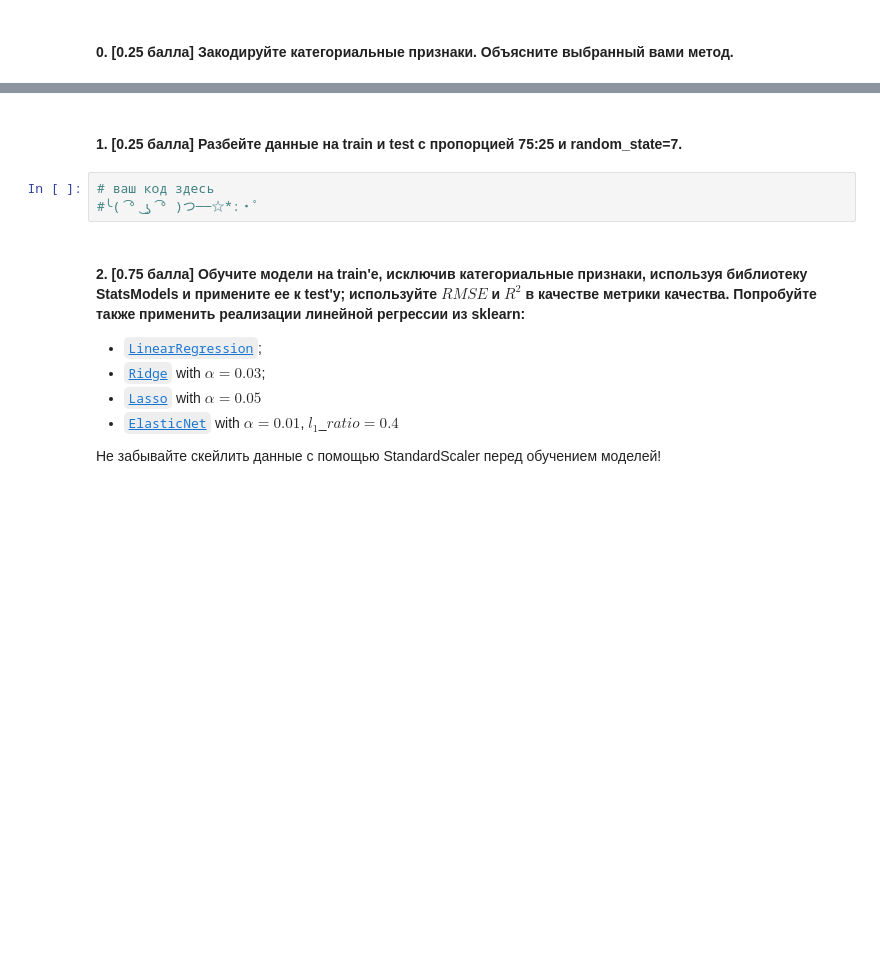
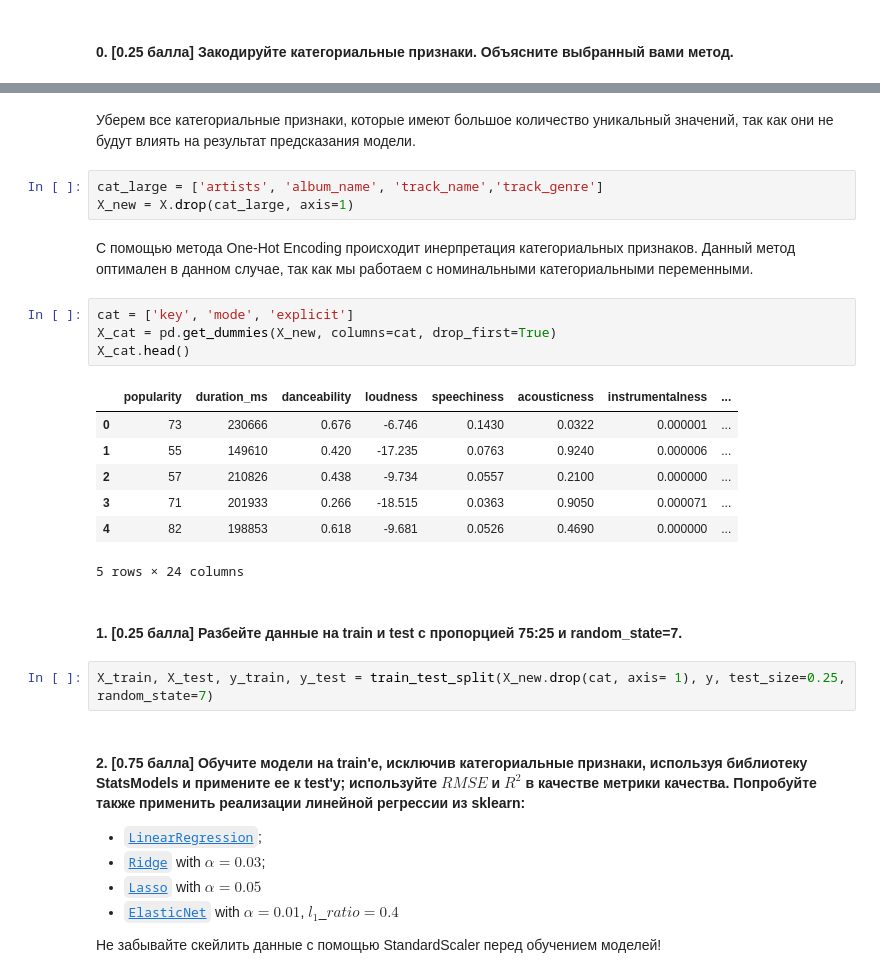
Before and after one commit to Bogdan108/ML, a Jupyter notebook: HW/HW_2/hw2_2023.ipynb, the cells around one changed output, grey strips where cells are left out. Drawn from its saved outputs; the diff is of its cells as text; blank space fills up the shorter version.

```diff
--- a/HW/HW_2/hw2_2023.ipynb
+++ b/HW/HW_2/hw2_2023.ipynb
@@ -78,8 +108,26 @@ columns = X.columns
+# %% [markdown]
+Уберем все категориальные признаки, которые имеют большое количество уникальный значений, так как они не будут влиять на результат предсказания модели.
+# %%
+cat_large = ['artists', 'album_name', 'track_name','track_genre']
+X_new = X.drop(cat_large, axis=1)
+# %% [markdown]
+С помощью метода One-Hot Encoding происходит инерпретация категориальных признаков. Данный метод оптимален в данном случае, так как мы работаем с номинальными категориальными переменными.
+# %%
+cat = ['key', 'mode', 'explicit']
+X_cat = pd.get_dummies(X_new, columns=cat, drop_first=True)
+X_cat.head()
+# %% [output]
+|  | popularity | duration_ms | danceability | loudness | speechiness | acousticness | instrumentalness | ... |
+| 0 | 73 | 230666 | 0.676 | -6.746 | 0.1430 | 0.0322 | 0.000001 | ... |
+| 1 | 55 | 149610 | 0.420 | -17.235 | 0.0763 | 0.9240 | 0.000006 | ... |
+| 2 | 57 | 210826 | 0.438 | -9.734 | 0.0557 | 0.2100 | 0.000000 | ... |
+| 3 | 71 | 201933 | 0.266 | -18.515 | 0.0363 | 0.9050 | 0.000071 | ... |
+| 4 | 82 | 198853 | 0.618 | -9.681 | 0.0526 | 0.4690 | 0.000000 | ... |
+5 rows × 24 columns
 # %% [markdown]
 #### 1. [0.25 балла] Разбейте данные на train и test с пропорцией 75:25 и random_state=7.
-# %%
-# ваш код здесь
-#╰( ͡° ͜ʖ ͡° )つ──☆*:・ﾟ
+# %%
+X_train, X_test, y_train, y_test = train_test_split(X_new.drop(cat, axis= 1), y, test_size=0.25, random_state=7)
 # %% [markdown]
 #### 2. [0.75 балла] Обучите модели на train'е, исключив категориальные признаки, используя библиотеку StatsModels и примените ее к test'у; используйте $RMSE$ и $R ^ 2$ в качестве метрики качества. Попробуйте также применить реализации линейной регрессии из sklearn:
 
```
Also changed, not shown: parts of 20 cells of this notebook, 4 other files.
